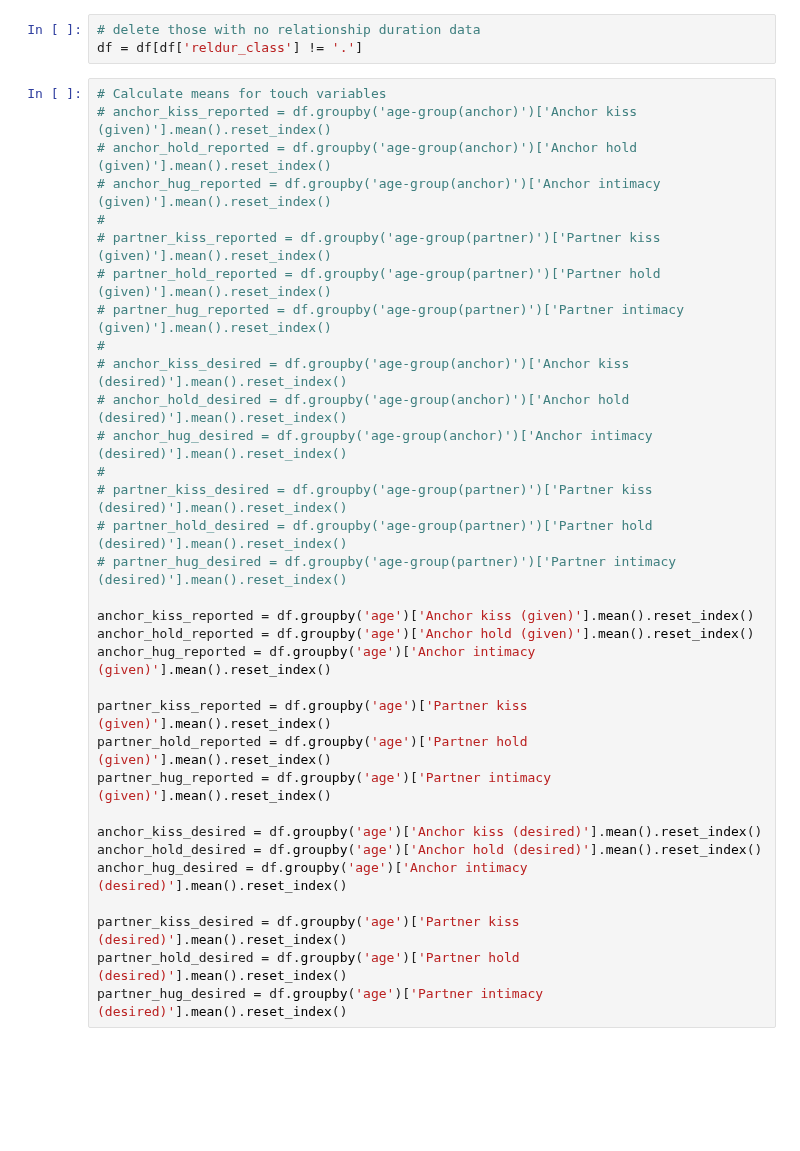
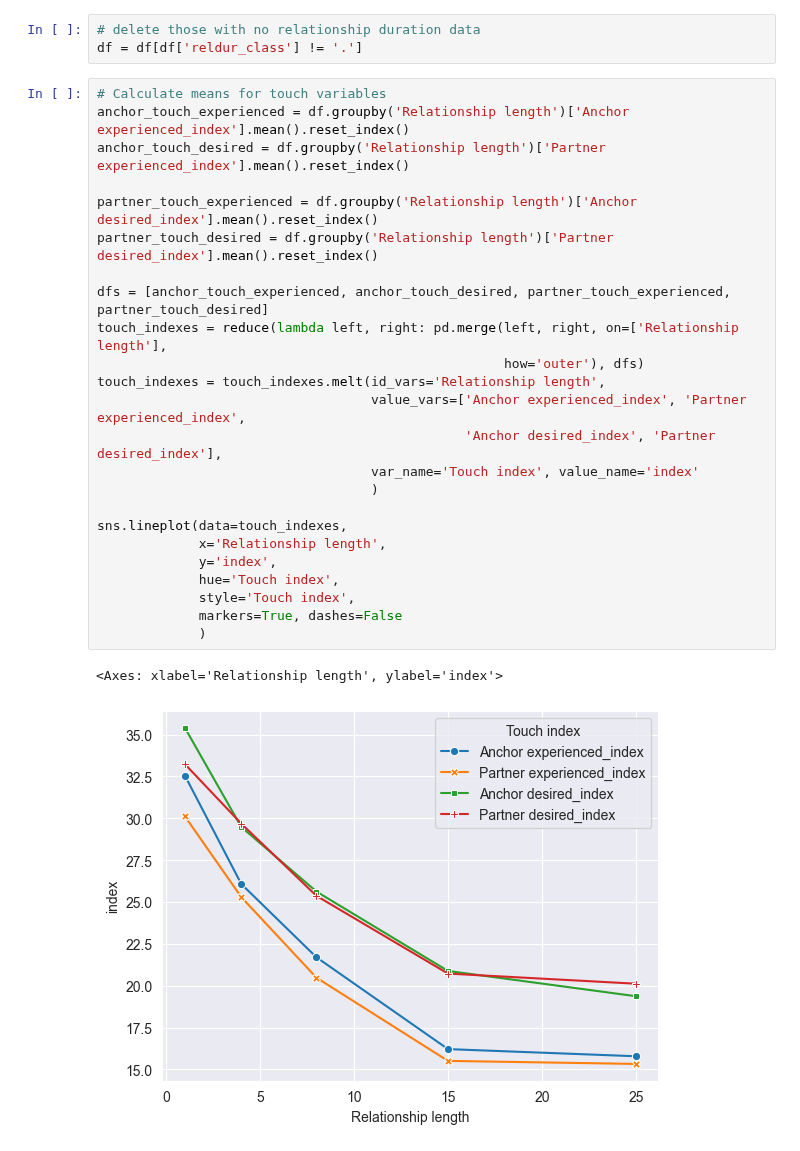
Before and after one commit to EdgardoCS/touchCouples, a Jupyter notebook: descriptive_stats.ipynb, the cells around one changed output. Saved outputs shown, nothing was run; the diff lists cells and outputs as text; blank space fills up the shorter version.

```diff
--- a/descriptive_stats.ipynb
+++ b/descriptive_stats.ipynb
@@ -158,34 +176,28 @@ Start with some descriptive statistics, including a Correlation Matrix
 df = df[df['reldur_class'] != '.']
 # %%
 # Calculate means for touch variables
-# anchor_kiss_reported = df.groupby('age-group(anchor)')['Anchor kiss (given)'].mean().reset_index()
-# anchor_hold_reported = df.groupby('age-group(anchor)')['Anchor hold (given)'].mean().reset_index()
-# anchor_hug_reported = df.groupby('age-group(anchor)')['Anchor intimacy (given)'].mean().reset_index()
-#
-# partner_kiss_reported = df.groupby('age-group(partner)')['Partner kiss (given)'].mean().reset_index()
-# partner_hold_reported = df.groupby('age-group(partner)')['Partner hold (given)'].mean().reset_index()
-# partner_hug_reported = df.groupby('age-group(partner)')['Partner intimacy (given)'].mean().reset_index()
-#
-# anchor_kiss_desired = df.groupby('age-group(anchor)')['Anchor kiss (desired)'].mean().reset_index()
-# anchor_hold_desired = df.groupby('age-group(anchor)')['Anchor hold (desired)'].mean().reset_index()
-# anchor_hug_desired = df.groupby('age-group(anchor)')['Anchor intimacy (desired)'].mean().reset_index()
-#
-# partner_kiss_desired = df.groupby('age-group(partner)')['Partner kiss (desired)'].mean().reset_index()
-# partner_hold_desired = df.groupby('age-group(partner)')['Partner hold (desired)'].mean().reset_index()
-# partner_hug_desired = df.groupby('age-group(partner)')['Partner intimacy (desired)'].mean().reset_index()
+anchor_touch_experienced = df.groupby('Relationship length')['Anchor experienced_index'].mean().reset_index()
+anchor_touch_desired = df.groupby('Relationship length')['Partner experienced_index'].mean().reset_index()
 
-anchor_kiss_reported = df.groupby('age')['Anchor kiss (given)'].mean().reset_index()
-anchor_hold_reported = df.groupby('age')['Anchor hold (given)'].mean().reset_index()
-anchor_hug_reported = df.groupby('age')['Anchor intimacy (given)'].mean().reset_index()
+partner_touch_experienced = df.groupby('Relationship length')['Anchor desired_index'].mean().reset_index()
+partner_touch_desired = df.groupby('Relationship length')['Partner desired_index'].mean().reset_index()
 
-partner_kiss_reported = df.groupby('age')['Partner kiss (given)'].mean().reset_index()
-partner_hold_reported = df.groupby('age')['Partner hold (given)'].mean().reset_index()
-partner_hug_reported = df.groupby('age')['Partner intimacy (given)'].mean().reset_index()
+dfs = [anchor_touch_experienced, anchor_touch_desired, partner_touch_experienced, partner_touch_desired]
+touch_indexes = reduce(lambda left, right: pd.merge(left, right, on=['Relationship length'],
+                                                    how='outer'), dfs)
+touch_indexes = touch_indexes.melt(id_vars='Relationship length',
+                                   value_vars=['Anchor experienced_index', 'Partner experienced_index',
+                                               'Anchor desired_index', 'Partner desired_index'],
+                                   var_name='Touch index', value_name='index'
+                                   )
 
-anchor_kiss_desired = df.groupby('age')['Anchor kiss (desired)'].mean().reset_index()
-anchor_hold_desired = df.groupby('age')['Anchor hold (desired)'].mean().reset_index()
-anchor_hug_desired = df.groupby('age')['Anchor intimacy (desired)'].mean().reset_index()
-
-partner_kiss_desired = df.groupby('age')['Partner kiss (desired)'].mean().reset_index()
-partner_hold_desired = df.groupby('age')['Partner hold (desired)'].mean().reset_index()
-partner_hug_desired = df.groupby('age')['Partner intimacy (desired)'].mean().reset_index()
+sns.lineplot(data=touch_indexes,
+             x='Relationship length',
+             y='index',
+             hue='Touch index',
+             style='Touch index',
+             markers=True, dashes=False
+             )
+# %% [output]
+<Axes: xlabel='Relationship length', ylabel='index'>
+[figure, added]
```
Also changed, not shown: parts of 13 cells of this notebook.
